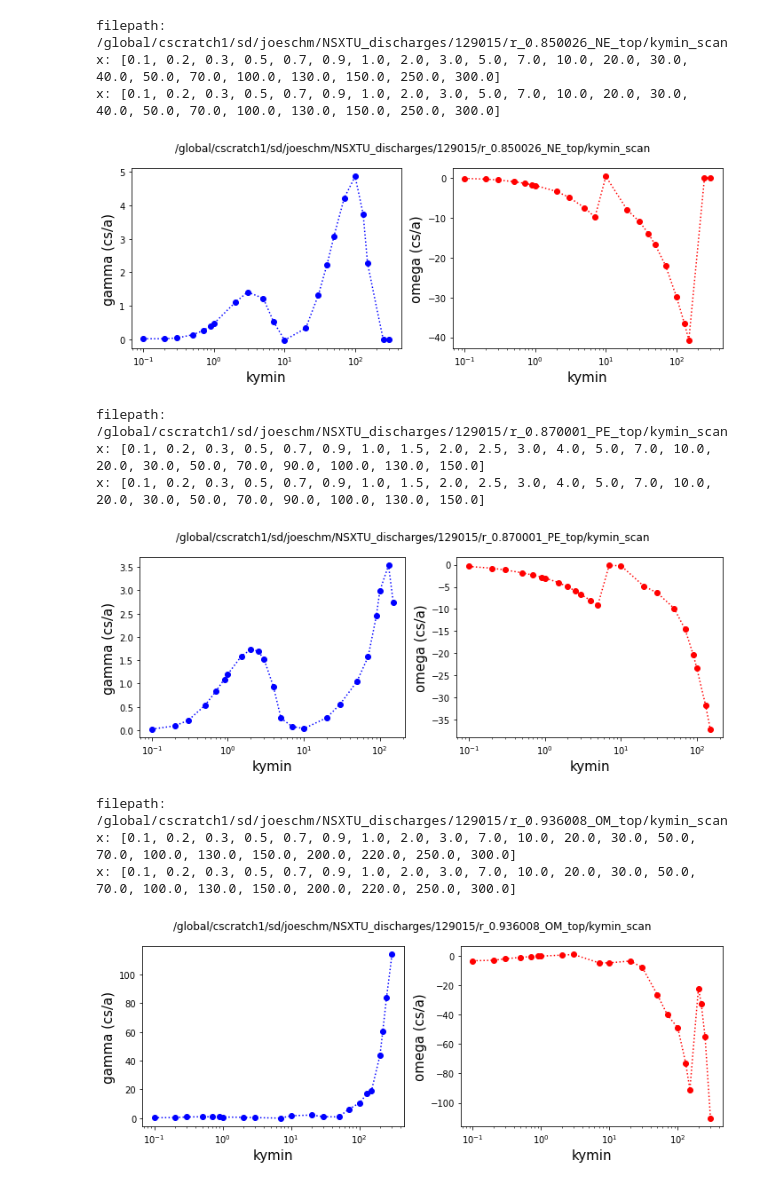
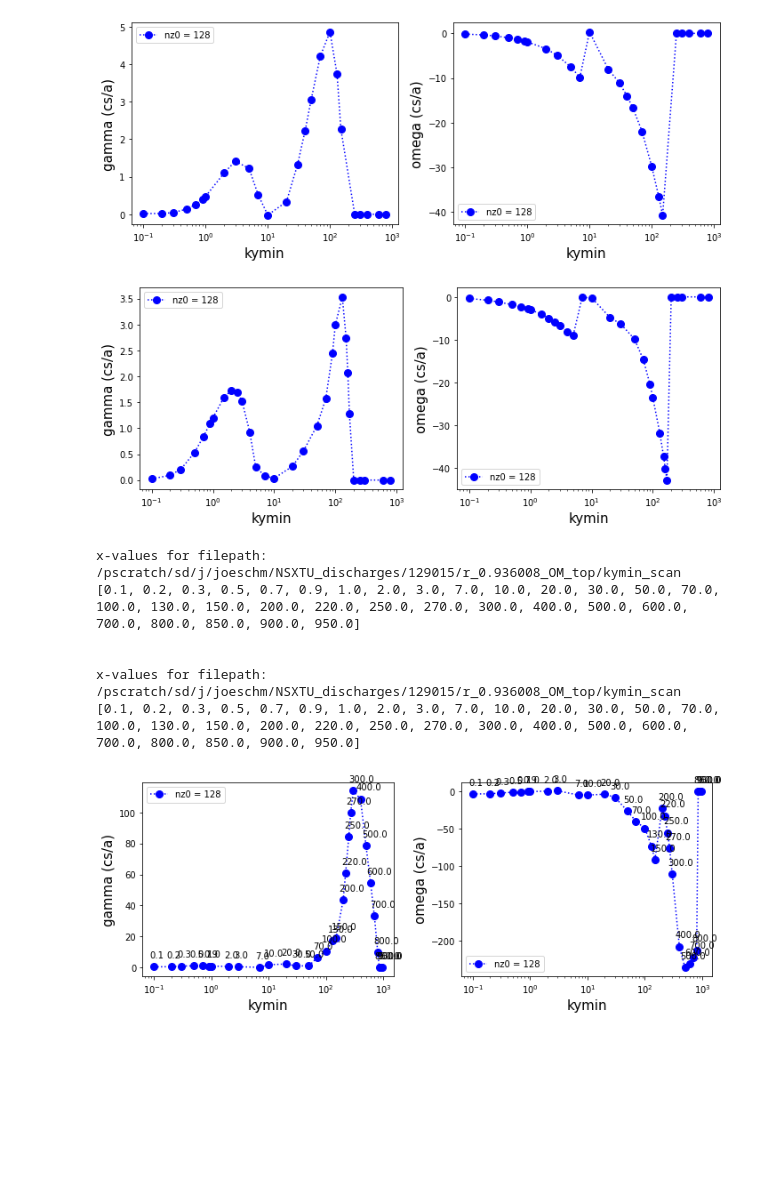
Before and after one commit to joeyschmidt97/fusion_research, a Jupyter notebook: projects/NSTXU_lithium_study/129015_vs_129038/Growth_rates.ipynb, the cells around one changed output. Drawn from its saved outputs; the diff is of its cells as text; code cells hidden in the pictures; blank space fills up the shorter version.

```diff
--- a/projects/NSTXU_lithium_study/129015_vs_129038/Growth_rates.ipynb
+++ b/projects/NSTXU_lithium_study/129015_vs_129038/Growth_rates.ipynb
@@ -8,25 +8,22 @@ from GENE_POST_growth_rate_plots import plot_growth_rates
 # %%
-filepath = '/global/cscratch1/sd/joeschm/NSXTU_discharges/129015/r_0.850026_NE_top/kymin_scan'
-plot_growth_rates(filepath)
+filepath = '/pscratch/sd/j/joeschm/NSXTU_discharges/129015/r_0.850026_NE_top/kymin_scan'
+gamma_omega_plot(filepath)
 # %% [output]
-filepath: /global/cscratch1/sd/joeschm/NSXTU_discharges/129015/r_0.850026_NE_top/kymin_scan
-x: [0.1, 0.2, 0.3, 0.5, 0.7, 0.9, 1.0, 2.0, 3.0, 5.0, 7.0, 10.0, 20.0, 30.0, 40.0, 50.0, 70.0, 100.0, 130.0, 150.0, 250.0, 300.0]
-x: [0.1, 0.2, 0.3, 0.5, 0.7, 0.9, 1.0, 2.0, 3.0, 5.0, 7.0, 10.0, 20.0, 30.0, 40.0, 50.0, 70.0, 100.0, 130.0, 150.0, 250.0, 300.0]
-[figure, old version]
+[figure, new version]
 # %%
-filepath = '/global/cscratch1/sd/joeschm/NSXTU_discharges/129015/r_0.870001_PE_top/kymin_scan'
-plot_growth_rates(filepath)
+filepath = '/pscratch/sd/j/joeschm/NSXTU_discharges/129015/r_0.870001_PE_top/kymin_scan'
+gamma_omega_plot(filepath)
 # %% [output]
-filepath: /global/cscratch1/sd/joeschm/NSXTU_discharges/129015/r_0.870001_PE_top/kymin_scan
-x: [0.1, 0.2, 0.3, 0.5, 0.7, 0.9, 1.0, 1.5, 2.0, 2.5, 3.0, 4.0, 5.0, 7.0, 10.0, 20.0, 30.0, 50.0, 70.0, 90.0, 100.0, 130.0, 150.0]
-x: [0.1, 0.2, 0.3, 0.5, 0.7, 0.9, 1.0, 1.5, 2.0, 2.5, 3.0, 4.0, 5.0, 7.0, 10.0, 20.0, 30.0, 50.0, 70.0, 90.0, 100.0, 130.0, 150.0]
-[figure, old version]
+[figure, new version]
 # %%
-filepath = '/global/cscratch1/sd/joeschm/NSXTU_discharges/129015/r_0.936008_OM_top/kymin_scan'
-plot_growth_rates(filepath)
+filepath = '/pscratch/sd/j/joeschm/NSXTU_discharges/129015/r_0.936008_OM_top/kymin_scan'
+gamma_omega_plot(filepath, verbose = True)
 # %% [output]
-filepath: /global/cscratch1/sd/joeschm/NSXTU_discharges/129015/r_0.936008_OM_top/kymin_scan
-x: [0.1, 0.2, 0.3, 0.5, 0.7, 0.9, 1.0, 2.0, 3.0, 7.0, 10.0, 20.0, 30.0, 50.0, 70.0, 100.0, 130.0, 150.0, 200.0, 220.0, 250.0, 300.0]
-x: [0.1, 0.2, 0.3, 0.5, 0.7, 0.9, 1.0, 2.0, 3.0, 7.0, 10.0, 20.0, 30.0, 50.0, 70.0, 100.0, 130.0, 150.0, 200.0, 220.0, 250.0, 300.0]
+x-values for filepath: /pscratch/sd/j/joeschm/NSXTU_discharges/129015/r_0.936008_OM_top/kymin_scan
+[0.1, 0.2, 0.3, 0.5, 0.7, 0.9, 1.0, 2.0, 3.0, 7.0, 10.0, 20.0, 30.0, 50.0, 70.0, 100.0, 130.0, 150.0, 200.0, 220.0, 250.0, 270.0, 300.0, 400.0, 500.0, 600.0, 700.0, 800.0, 850.0, 900.0, 950.0]
+
+
+x-values for filepath: /pscratch/sd/j/joeschm/NSXTU_discharges/129015/r_0.936008_OM_top/kymin_scan
+[0.1, 0.2, 0.3, 0.5, 0.7, 0.9, 1.0, 2.0, 3.0, 7.0, 10.0, 20.0, 30.0, 50.0, 70.0, 100.0, 130.0, 150.0, 200.0, 220.0, 250.0, 270.0, 300.0, 400.0, 500.0, 600.0, 700.0, 800.0, 850.0, 900.0, 950.0]
-[figure, old version]
+[figure, new version]
 # %% [markdown]
```
Also changed, not shown: parts of 6 cells of this notebook, 41 other files.
